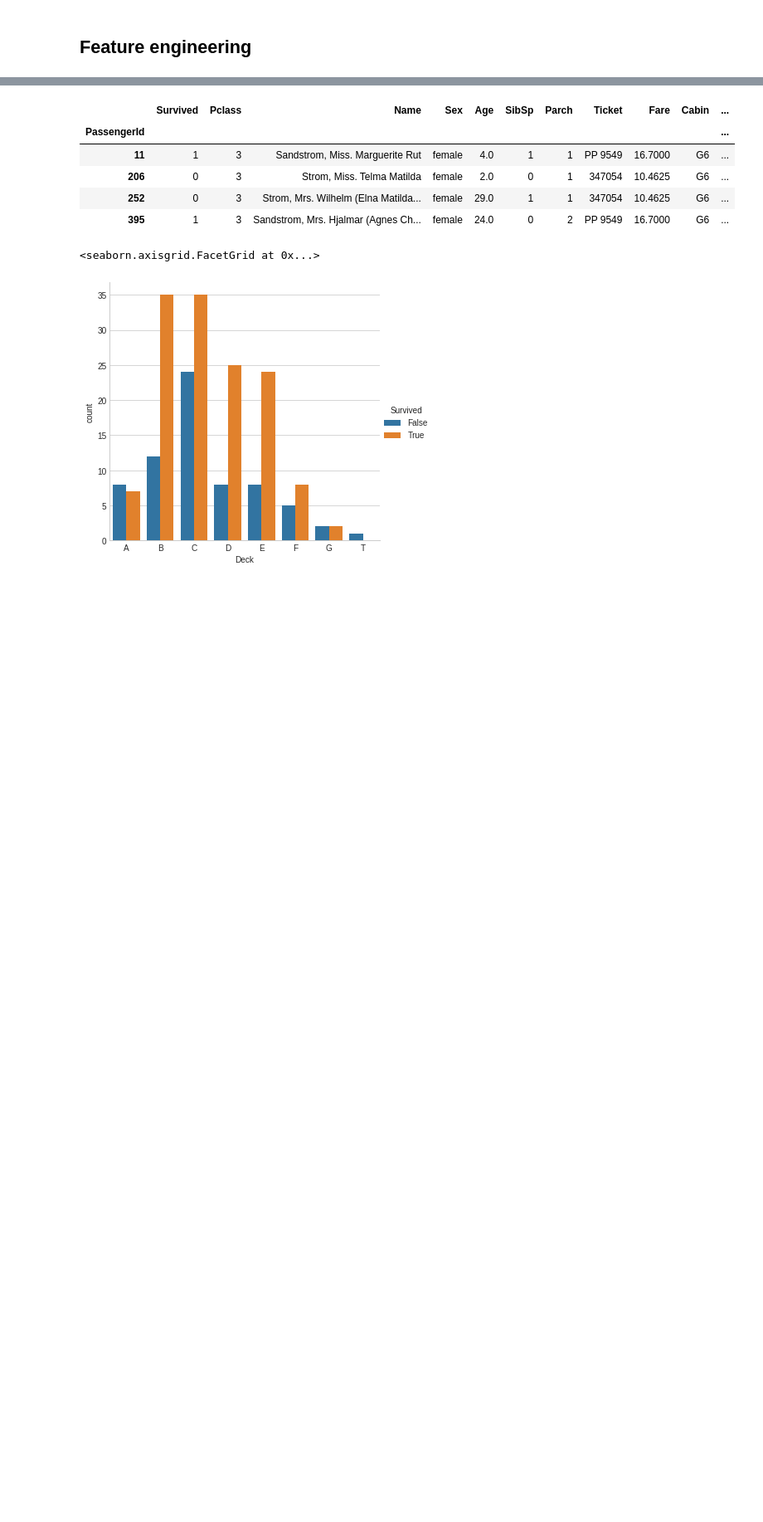
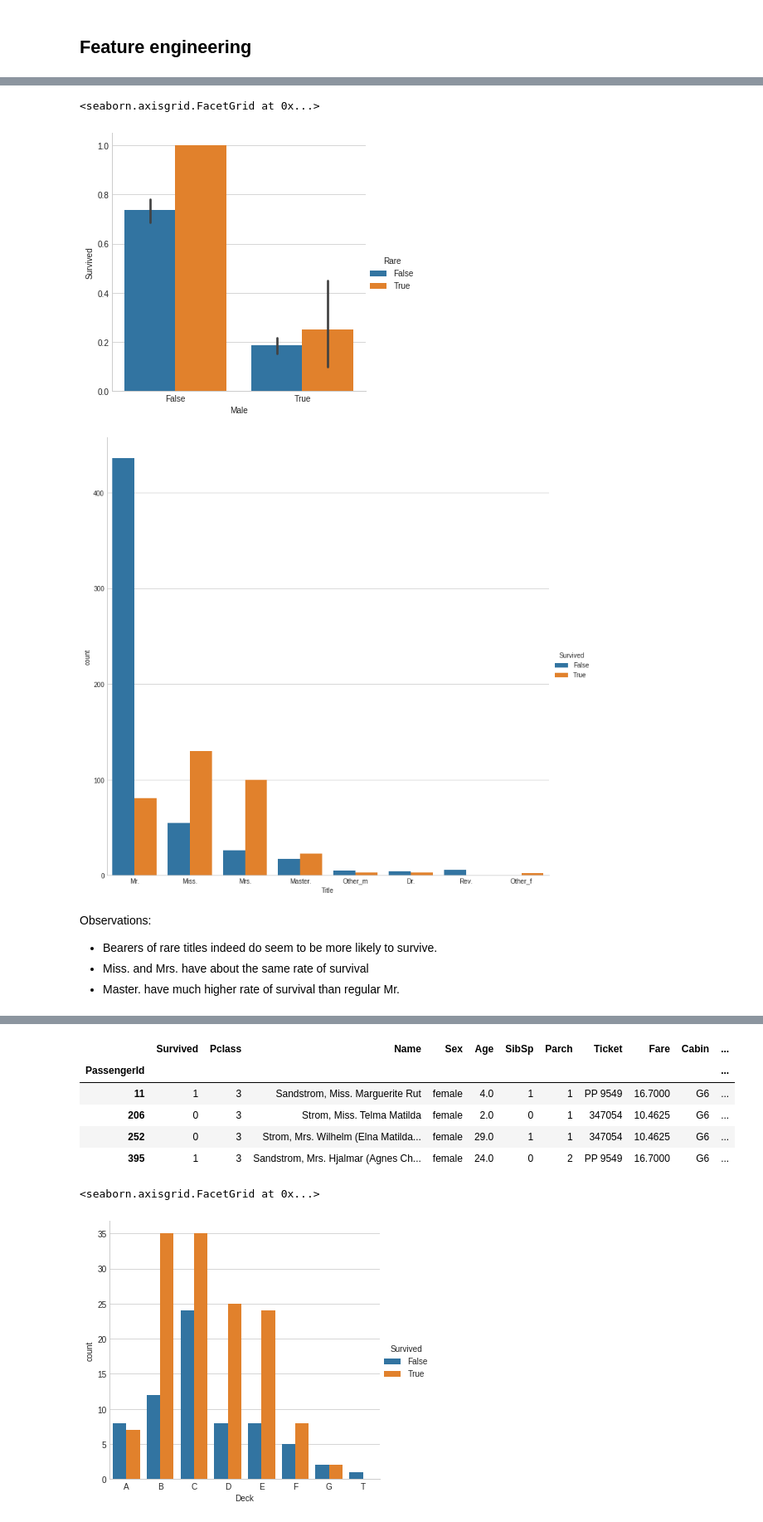
Before and after one commit to mirgee/data_projects, a Jupyter notebook: titanic/titanic.ipynb, the cells around one changed output, grey strips where cells are left out. Shown: that part at 83% size. Saved outputs shown, nothing was run; the diff lists cells and outputs as text; code cells hidden in the pictures; blank space fills up the shorter version.

```diff
--- a/titanic/titanic.ipynb
+++ b/titanic/titanic.ipynb
@@ -110,9 +110,7 @@ memory usage: 83.5+ KB
 # We will progressively copy the training dataframe into separate dataframes
 # since it is proferrable to not modify the original dataset in this case
 df_train = train.copy()
-df_train['Sex'] = df_train['Sex'].astype('bool') # Since sex is initially string, make it into a category
-df_train['Embarked'] = df_train['Embarked'].astype(CategoricalDtype(ordered=True))
+df_train['Male'] = np.where(df_train['Sex'] == 'male', 1, 0).astype('bool') # Since sex is initially string, make it into a category
+df_train = df_train.drop('Sex', axis=1)
 df_train['Survived'] = df_train['Survived'].astype('bool')
 df_train['Pclass'] = df_train['Pclass'].astype(CategoricalDtype(ordered=True))
-df_nom = pd.DataFrame() # for discretised continuous variables - nominal features
-df_ord = pd.DataFrame() # for continuous variables - ordinal features
@@ -199,0 +132,21 @@ Decisions:
+# %%
+# Get titles from names
+def get_title(name, filt=False, male=None):
+    title = list(filter(lambda x: '.' in x, name.split(' ')))[0]
+    return filter_title(title, male) if filt else title
+
+def filter_title(title, male):
+    # Replace superfluous titles
+    if title in ('Mlle.', 'Ms.', 'Miss.') :
+        title = 'Miss.'
+    elif title == 'Mme.':
+        title = 'Mrs.'
+    elif title in other:
+        title = 'Other_m' if male else 'Other_f'
+    return title
+
+titles = np.array([get_title(name) for name in train.Name])
+
+# Do all people have titles?
+print('All passangers have titles:', len(titles) == len(train))
+print(pd.value_counts(titles))
@@ -199,0 +173,23 @@ Decisions:
+# %%
+# Add titles and rarity as nominal features
+rare = [title for title, count in zip(*np.unique(titles, return_counts=True)) if count < 40]
+# We will group the rarest titles into 'other' group
+other = [title for title, count in zip(*np.unique(titles, return_counts=True)) if count < 3]
+
+df_train['Title'] = df_train.apply(lambda r: get_title(r.Name, filt=False), axis=1).astype(CategoricalDtype(ordered=False))
+df_train['Rare'] = df_train.apply(lambda r: int(r.Title in rare+other), axis=1).astype('bool')
+df_train['Title'] = df_train.apply(lambda r: get_title(r.Name, filt=True, male=r.Male), axis=1).astype(CategoricalDtype(ordered=False))
+df_train['Master'] = df_train.apply(lambda r: int(r.Title =='Master.'), axis=1).astype('bool')
+df_train['Mr'] = df_train.apply(lambda r: int(r.Title == 'Mr.'), axis=1).astype('bool')
+
+sns.catplot(data=df_train, x='Male', y='Survived', hue='Rare', kind='bar')
+sns.catplot(data=df_train, x='Title', hue='Survived', kind='count', order=df_train.Title.value_counts().index, height=10)
+# %% [output]
+<seaborn.axisgrid.FacetGrid at 0x...>
+[figure, added]
+[figure, added]
+# %% [markdown]
+Observations:
+* Bearers of rare titles indeed do seem to be more likely to survive.
+* Miss. and Mrs. have about the same rate of survival
+* Master. have much higher rate of survival than regular Mr.
```
Also changed, not shown: parts of 41 cells of this notebook.
